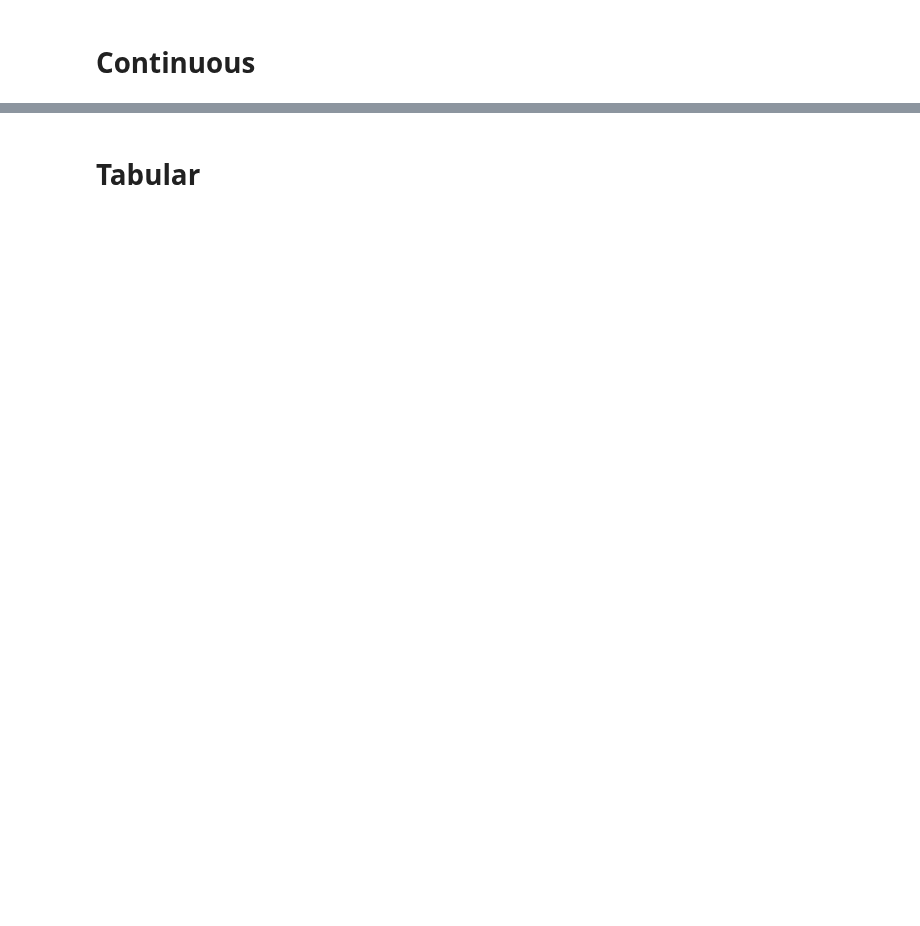
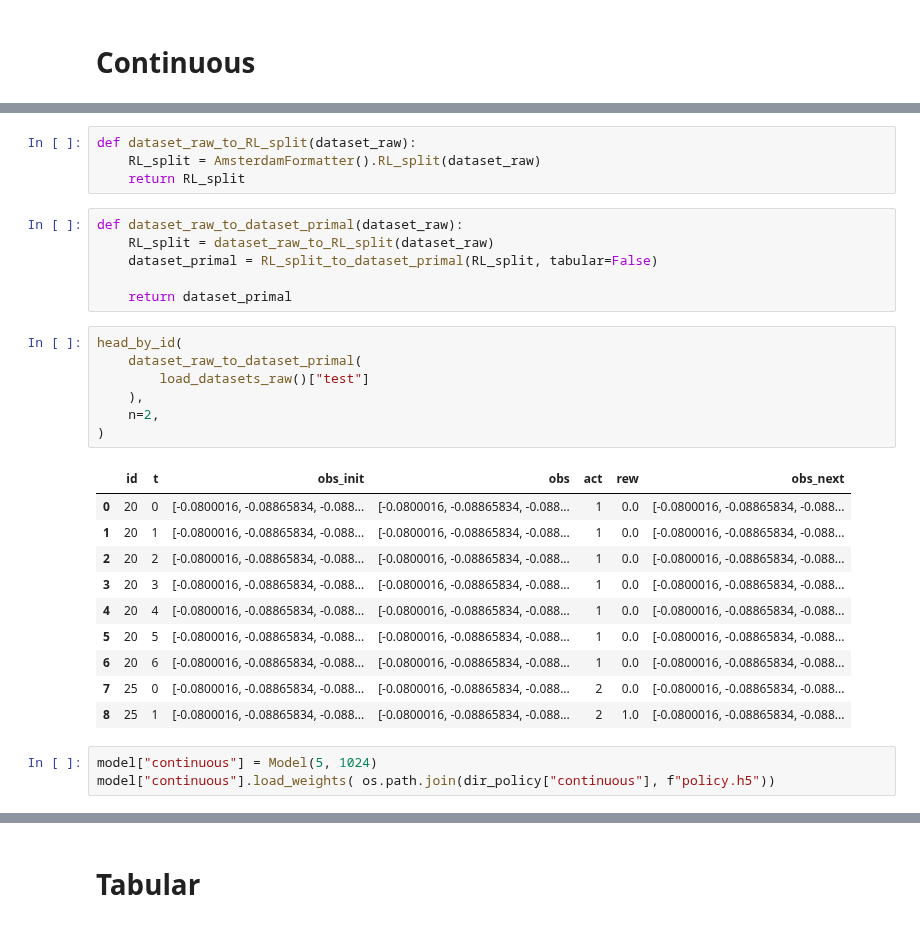
Before and after one commit to MrWhiteRichard/dice_rl_sepsis, a Jupyter notebook: prepare_sepsis_amsterdam.ipynb, the cells around one changed output, grey strips where cells are left out. Drawn from its saved outputs; the diff is of its cells as text; blank space fills up the shorter version.

```diff
--- a/prepare_sepsis_amsterdam.ipynb
+++ b/prepare_sepsis_amsterdam.ipynb
@@ -198,0 +235,31 @@ dataset
+# %%
+def dataset_raw_to_RL_split(dataset_raw):
+    RL_split = AmsterdamFormatter().RL_split(dataset_raw)
+    return RL_split
+# %%
+def dataset_raw_to_dataset_primal(dataset_raw):
+    RL_split = dataset_raw_to_RL_split(dataset_raw)
+    dataset_primal = RL_split_to_dataset_primal(RL_split, tabular=False)
+
+    return dataset_primal
+# %%
+head_by_id(
+    dataset_raw_to_dataset_primal(
+        load_datasets_raw()["test"]
+    ),
+    n=2,
+)
+# %% [output]
+|  | id | t | obs_init | obs | act | rew | obs_next |
+| 0 | 20 | 0 | [-0.0800016, -0.08865834, -0.088... | [-0.0800016, -0.08865834, -0.088... | 1 | 0.0 | [-0.0800016, -0.08865834, -0.088... |
+| 1 | 20 | 1 | [-0.0800016, -0.08865834, -0.088... | [-0.0800016, -0.08865834, -0.088... | 1 | 0.0 | [-0.0800016, -0.08865834, -0.088... |
+| 2 | 20 | 2 | [-0.0800016, -0.08865834, -0.088... | [-0.0800016, -0.08865834, -0.088... | 1 | 0.0 | [-0.0800016, -0.08865834, -0.088... |
+| 3 | 20 | 3 | [-0.0800016, -0.08865834, -0.088... | [-0.0800016, -0.08865834, -0.088... | 1 | 0.0 | [-0.0800016, -0.08865834, -0.088... |
+| 4 | 20 | 4 | [-0.0800016, -0.08865834, -0.088... | [-0.0800016, -0.08865834, -0.088... | 1 | 0.0 | [-0.0800016, -0.08865834, -0.088... |
+| 5 | 20 | 5 | [-0.0800016, -0.08865834, -0.088... | [-0.0800016, -0.08865834, -0.088... | 1 | 0.0 | [-0.0800016, -0.08865834, -0.088... |
+| 6 | 20 | 6 | [-0.0800016, -0.08865834, -0.088... | [-0.0800016, -0.08865834, -0.088... | 1 | 0.0 | [-0.0800016, -0.08865834, -0.088... |
+| 7 | 25 | 0 | [-0.0800016, -0.08865834, -0.088... | [-0.0800016, -0.08865834, -0.088... | 2 | 0.0 | [-0.0800016, -0.08865834, -0.088... |
+| 8 | 25 | 1 | [-0.0800016, -0.08865834, -0.088... | [-0.0800016, -0.08865834, -0.088... | 2 | 1.0 | [-0.0800016, -0.08865834, -0.088... |
+# %%
+model["continuous"] = Model(5, 1024)
+model["continuous"].load_weights( os.path.join(dir_policy["continuous"], f"policy.h5"))
```
Also changed, not shown: parts of 75 cells of this notebook, 2 other files.
